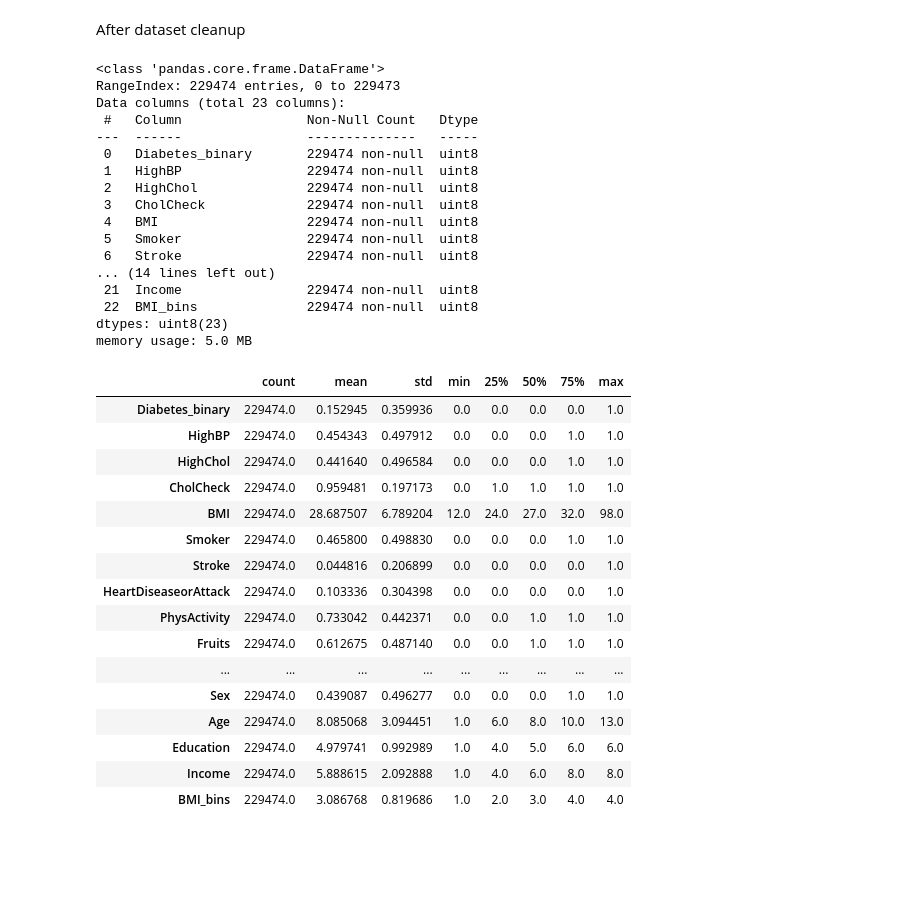
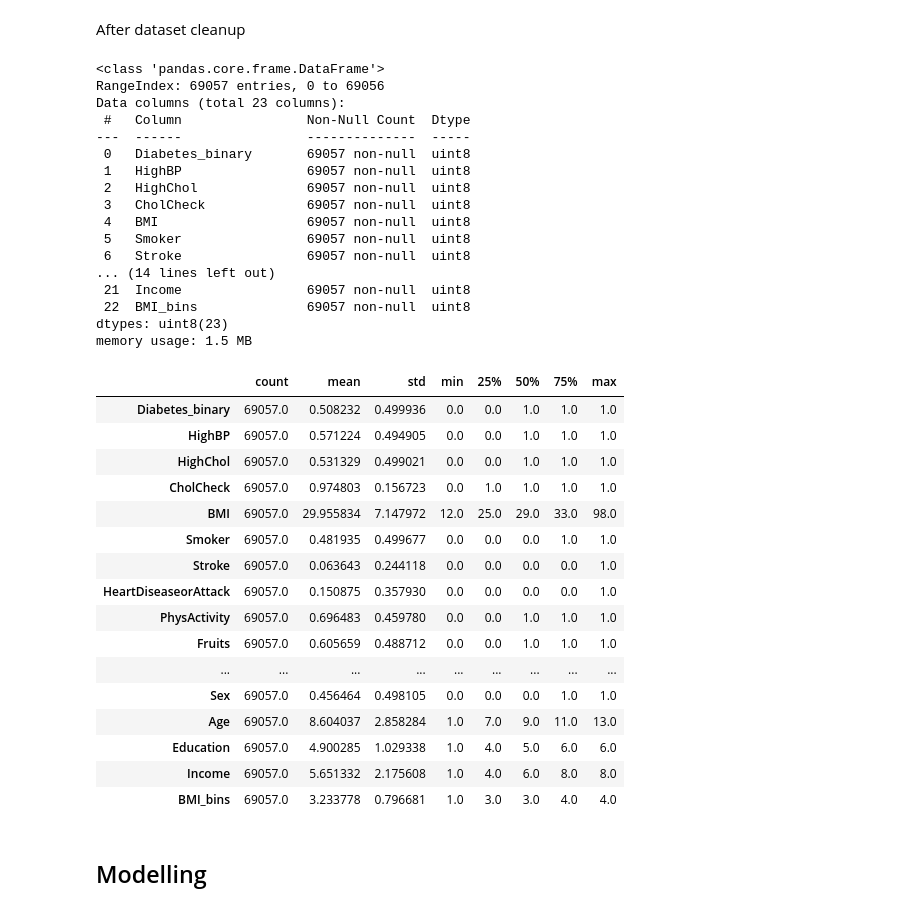
Before and after one commit to AISaturdaysLagos/Cohort8-Selassie, a Jupyter notebook: DiabeticsRiskPred.ipynb, the cells around one changed output. Drawn from its saved outputs; the diff is of its cells as text; code cells hidden in the pictures; blank space fills up the shorter version.

Commit message:
baseline model

```diff
--- a/DiabeticsRiskPred.ipynb
+++ b/DiabeticsRiskPred.ipynb
@@ -71,5 +62,5 @@ Saving diabetes3.csv to diabetes3.csv
 # %%
 #reading the uploaded dataset into a dataframe
-diabetes2 = pd.read_csv('diabetes2.csv')
+diabetes2 = pd.read_csv('./Data/diabetes2.csv')
 # %%
 #reading the uploaded dataset into a dataframe
@@ -214,4 +205,4 @@ def data_clean(dataframe):
 Using uint8 reduces DataFrame memory size without losing information and helps for classification models interpretation later.
 # %%
 df = data_clean(diabetes3)
-diabetes2_clean = data_clean(diabetes2)
+cleaned_df2 = data_clean(diabetes2)
@@ -218,42 +211,44 @@ diabetes2_clean = data_clean(diabetes2)
 # %% [markdown]
 After dataset cleanup
 # %%
-df.info()
+cleaned_df2.info()
 # %% [output]
 <class 'pandas.core.frame.DataFrame'>
-RangeIndex: 229474 entries, 0 to 229473
+RangeIndex: 69057 entries, 0 to 69056
 Data columns (total 23 columns):
- #   Column                Non-Null Count   Dtype
----  ------                --------------   -----
- 0   Diabetes_binary       229474 non-null  uint8
- 1   HighBP                229474 non-null  uint8
- 2   HighChol              229474 non-null  uint8
- 3   CholCheck             229474 non-null  uint8
- 4   BMI                   229474 non-null  uint8
- 5   Smoker                229474 non-null  uint8
- 6   Stroke                229474 non-null  uint8
+ #   Column                Non-Null Count  Dtype
+---  ------                --------------  -----
+ 0   Diabetes_binary       69057 non-null  uint8
+ 1   HighBP                69057 non-null  uint8
+ 2   HighChol              69057 non-null  uint8
+ 3   CholCheck             69057 non-null  uint8
+ 4   BMI                   69057 non-null  uint8
+ 5   Smoker                69057 non-null  uint8
+ 6   Stroke                69057 non-null  uint8
 ... (14 lines left out)
- 21  Income                229474 non-null  uint8
- 22  BMI_bins              229474 non-null  uint8
+ 21  Income                69057 non-null  uint8
+ 22  BMI_bins              69057 non-null  uint8
 dtypes: uint8(23)
-memory usage: 5.0 MB
+memory usage: 1.5 MB
 # %%
-df.describe(include='all').T
+cleaned_df2.describe(include='all').T
 # %% [output]
 |  | count | mean | std | min | 25% | 50% | 75% | max |
-| Diabetes_binary | 229474.0 | 0.152945 | 0.359936 | 0.0 | 0.0 | 0.0 | 0.0 | 1.0 |
-| HighBP | 229474.0 | 0.454343 | 0.497912 | 0.0 | 0.0 | 0.0 | 1.0 | 1.0 |
-| HighChol | 229474.0 | 0.441640 | 0.496584 | 0.0 | 0.0 | 0.0 | 1.0 | 1.0 |
-| CholCheck | 229474.0 | 0.959481 | 0.197173 | 0.0 | 1.0 | 1.0 | 1.0 | 1.0 |
-| BMI | 229474.0 | 28.687507 | 6.789204 | 12.0 | 24.0 | 27.0 | 32.0 | 98.0 |
-| Smoker | 229474.0 | 0.465800 | 0.498830 | 0.0 | 0.0 | 0.0 | 1.0 | 1.0 |
-| Stroke | 229474.0 | 0.044816 | 0.206899 | 0.0 | 0.0 | 0.0 | 0.0 | 1.0 |
-| HeartDiseaseorAttack | 229474.0 | 0.103336 | 0.304398 | 0.0 | 0.0 | 0.0 | 0.0 | 1.0 |
-| PhysActivity | 229474.0 | 0.733042 | 0.442371 | 0.0 | 0.0 | 1.0 | 1.0 | 1.0 |
-| Fruits | 229474.0 | 0.612675 | 0.487140 | 0.0 | 0.0 | 1.0 | 1.0 | 1.0 |
+| Diabetes_binary | 69057.0 | 0.508232 | 0.499936 | 0.0 | 0.0 | 1.0 | 1.0 | 1.0 |
+| HighBP | 69057.0 | 0.571224 | 0.494905 | 0.0 | 0.0 | 1.0 | 1.0 | 1.0 |
+| HighChol | 69057.0 | 0.531329 | 0.499021 | 0.0 | 0.0 | 1.0 | 1.0 | 1.0 |
+| CholCheck | 69057.0 | 0.974803 | 0.156723 | 0.0 | 1.0 | 1.0 | 1.0 | 1.0 |
+| BMI | 69057.0 | 29.955834 | 7.147972 | 12.0 | 25.0 | 29.0 | 33.0 | 98.0 |
+| Smoker | 69057.0 | 0.481935 | 0.499677 | 0.0 | 0.0 | 0.0 | 1.0 | 1.0 |
+| Stroke | 69057.0 | 0.063643 | 0.244118 | 0.0 | 0.0 | 0.0 | 0.0 | 1.0 |
+| HeartDiseaseorAttack | 69057.0 | 0.150875 | 0.357930 | 0.0 | 0.0 | 0.0 | 0.0 | 1.0 |
+| PhysActivity | 69057.0 | 0.696483 | 0.459780 | 0.0 | 0.0 | 1.0 | 1.0 | 1.0 |
+| Fruits | 69057.0 | 0.605659 | 0.488712 | 0.0 | 0.0 | 1.0 | 1.0 | 1.0 |
 | ... | ... | ... | ... | ... | ... | ... | ... | ... |
-| Sex | 229474.0 | 0.439087 | 0.496277 | 0.0 | 0.0 | 0.0 | 1.0 | 1.0 |
-| Age | 229474.0 | 8.085068 | 3.094451 | 1.0 | 6.0 | 8.0 | 10.0 | 13.0 |
-| Education | 229474.0 | 4.979741 | 0.992989 | 1.0 | 4.0 | 5.0 | 6.0 | 6.0 |
-| Income | 229474.0 | 5.888615 | 2.092888 | 1.0 | 4.0 | 6.0 | 8.0 | 8.0 |
-| BMI_bins | 229474.0 | 3.086768 | 0.819686 | 1.0 | 2.0 | 3.0 | 4.0 | 4.0 |
+| Sex | 69057.0 | 0.456464 | 0.498105 | 0.0 | 0.0 | 0.0 | 1.0 | 1.0 |
+| Age | 69057.0 | 8.604037 | 2.858284 | 1.0 | 7.0 | 9.0 | 11.0 | 13.0 |
+| Education | 69057.0 | 4.900285 | 1.029338 | 1.0 | 4.0 | 5.0 | 6.0 | 6.0 |
+| Income | 69057.0 | 5.651332 | 2.175608 | 1.0 | 4.0 | 6.0 | 8.0 | 8.0 |
+| BMI_bins | 69057.0 | 3.233778 | 0.796681 | 1.0 | 3.0 | 3.0 | 4.0 | 4.0 |
+# %% [markdown]
+## Modelling
```
Also changed, not shown: parts of 14 cells of this notebook.
